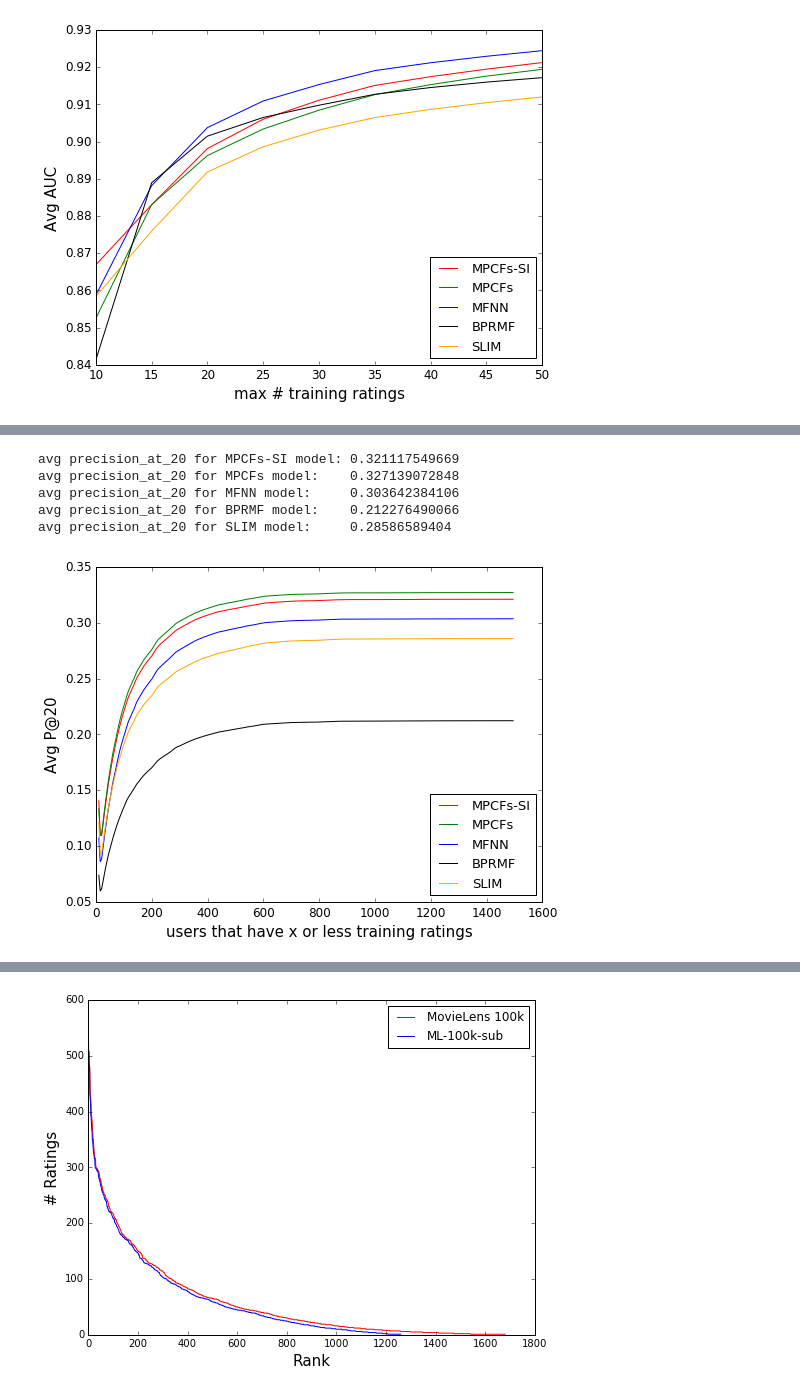
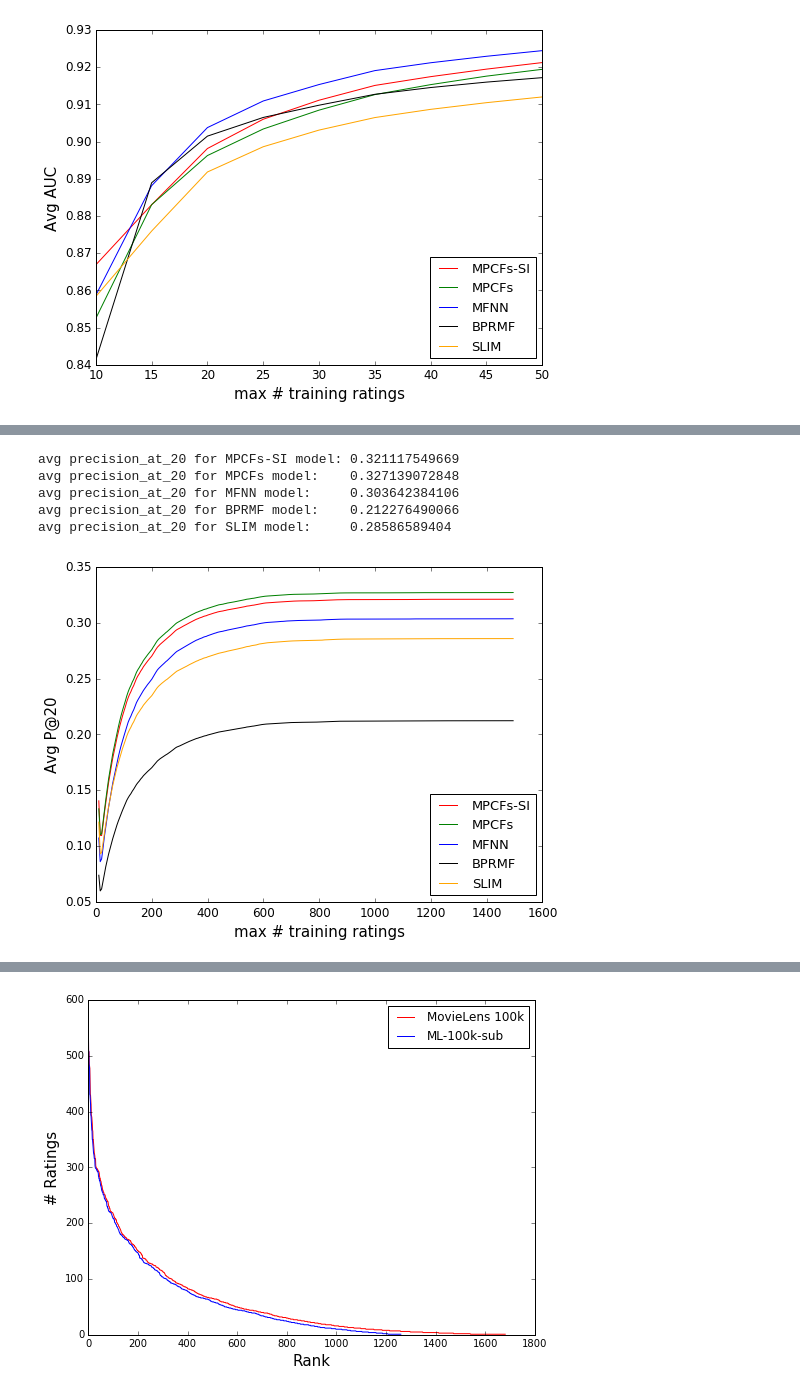
Before and after one commit to marcuniq/bsc-thesis, a Jupyter notebook: code/ipynb/figures for thesis.ipynb, the cells around one changed output, grey strips where cells are left out. Drawn from its saved outputs; the diff is of its cells as text; code cells hidden in the pictures.

```diff
--- a/code/ipynb/figures for thesis.ipynb
+++ b/code/ipynb/figures for thesis.ipynb
@@ -352,7 +391,19 @@ cv_paths = [
 for cv in cv_paths:
     metrics = metrics.append(pd.read_csv(cv))
 
-mpcf_metrics = metrics #metrics.groupby('user_id').mean()
+mpcf_metrics = metrics
+
+metrics = pd.read_csv('../metrics/mpcf/2016-05-27_20.57.43_no-si_ml-1m_e20_tt-0.7_task-22_movie-metrics.csv')
+cv_paths = [
+'../metrics/mpcf/2016-06-22_19.55.46_no-si_ml-1m_e20_tt-0.7_train-2_task-0_movie-metrics.csv',
+'../metrics/mpcf/2016-06-22_19.56.10_no-si_ml-1m_e20_tt-0.7_train-5_task-0_movie-metrics.csv',
+'../metrics/mpcf/2016-06-22_19.56.50_no-si_ml-1m_e20_tt-0.7_train-3_task-0_movie-metrics.csv',
+'../metrics/mpcf/2016-06-22_19.59.20_no-si_ml-1m_e20_tt-0.7_train-4_task-0_movie-metrics.csv',
+]
+for cv in cv_paths:
+    metrics = metrics.append(pd.read_csv(cv))
+
+mpcf_movie_metrics = metrics
 # %%
 metrics = pd.read_csv('../metrics/mfnn/2016-07-06_10.04.44_mfnn_ml-1m_e10_tt-0.7_task-0_user-metrics.csv')
 cv_paths = [
@@ -364,7 +415,19 @@ cv_paths = [
 for cv in cv_paths:
     metrics = metrics.append(pd.read_csv(cv))
 
-mfnn_metrics = metrics #metrics.groupby('user_id').mean()
+mfnn_metrics = metrics
+
+metrics = pd.read_csv('../metrics/mfnn/2016-07-06_10.04.44_mfnn_ml-1m_e10_tt-0.7_task-0_movie-metrics.csv')
+cv_paths = [
+'../metrics/mfnn/2016-07-07_19.50.15_mfnn_ml-1m_e10_tt-0.7_train-2_movie-metrics.csv',
+'../metrics/mfnn/2016-07-07_19.49.55_mfnn_ml-1m_e10_tt-0.7_train-3_movie-metrics.csv',
+'../metrics/mfnn/2016-07-07_19.51.28_mfnn_ml-1m_e10_tt-0.7_train-4_movie-metrics.csv',
+'../metrics/mfnn/2016-07-07_19.51.20_mfnn_ml-1m_e10_tt-0.7_train-5_movie-metrics.csv',
+]
+for cv in cv_paths:
+    metrics = metrics.append(pd.read_csv(cv))
+
+mfnn_movie_metrics = metrics
 # %%
 metrics = pd.read_csv('../metrics/bprmf/2016-05-24_18.04.12_bprmf_ml-1m_e20_tt-0.7_task-19_user-metrics.csv')
 cv_paths = [
@@ -376,7 +439,19 @@ cv_paths = [
 for cv in cv_paths:
     metrics = metrics.append(pd.read_csv(cv))
 
-bprmf_metrics = metrics #metrics.groupby('user_id').mean()
+bprmf_metrics = metrics
+
+metrics = pd.read_csv('../metrics/bprmf/2016-05-24_18.04.12_bprmf_ml-1m_e20_tt-0.7_task-19_movie-metrics.csv')
+cv_paths = [
+'../metrics/bprmf/2016-06-22_18.14.33_bprmf_ml-1m_e20_tt-0.7_train-2_task-0_movie-metrics.csv',
+'../metrics/bprmf/2016-06-22_18.15.52_bprmf_ml-1m_e20_tt-0.7_train-3_task-0_movie-metrics.csv',
+'../metrics/bprmf/2016-06-22_18.16.36_bprmf_ml-1m_e20_tt-0.7_train-4_task-0_movie-metrics.csv',
+'../metrics/bprmf/2016-06-22_18.16.59_bprmf_ml-1m_e20_tt-0.7_train-5_task-0_movie-metrics.csv',
+]
+for cv in cv_paths:
+    metrics = metrics.append(pd.read_csv(cv))
+
+bprmf_movie_metrics = metrics
 # %%
 metrics = pd.read_csv('../metrics/slim/2016-05-31_15.25.26_slim_ml-1m_e5_tt-0.7_task-10_user-metrics.csv')
 cv_paths = [
@@ -453,23 +561,24 @@ avg spearman_rank_corr for SLIM model:  0.232186041798
 # %%
 step=5
 loc='lower right'
 cum=True
 nb_cohorts=None
 fig = plot_metric(mpcf_si_metrics, 'precision_at_20', step=step,cumulative=cum,
                   mlabel='MPCFs-SI',
-                  xlabel='users that have x or less training ratings',
+                  xlabel='max # training ratings',
                   ylabel='Avg P@20', loc=loc, nb_cohorts=nb_cohorts)
 fig = plot_metric(mpcf_metrics, 'precision_at_20', step=step,cumulative=cum, mlabel='MPCFs', fig=fig, color='g', loc=loc, nb_cohorts=nb_cohorts)
 fig = plot_metric(mfnn_metrics, 'precision_at_20', step=step,cumulative=cum, mlabel='MFNN', fig=fig, color='b', loc=loc, nb_cohorts=nb_cohorts)
 fig = plot_metric(bprmf_metrics, 'precision_at_20', step=step,cumulative=cum, mlabel='BPRMF', fig=fig, color='black', loc=loc, nb_cohorts=nb_cohorts)
 fig = plot_metric(slim_metrics, 'precision_at_20', step=step,cumulative=cum, mlabel='SLIM', fig=fig, color='orange', loc=loc, nb_cohorts=nb_cohorts)
+plt.savefig('../../thesis/section-chapter2/figures/ml-1m_comparison_p20.pdf')
 # %% [output]
 avg precision_at_20 for MPCFs-SI model: 0.321117549669
 avg precision_at_20 for MPCFs model:    0.327139072848
 avg precision_at_20 for MFNN model:     0.303642384106
 avg precision_at_20 for BPRMF model:    0.212276490066
 avg precision_at_20 for SLIM model:     0.28586589404
-[figure, old version]
+[figure, new version]
 # %%
 step=5
 nb_cohorts=None
```
Also changed, not shown: parts of 30 cells of this notebook, 33 other files.
